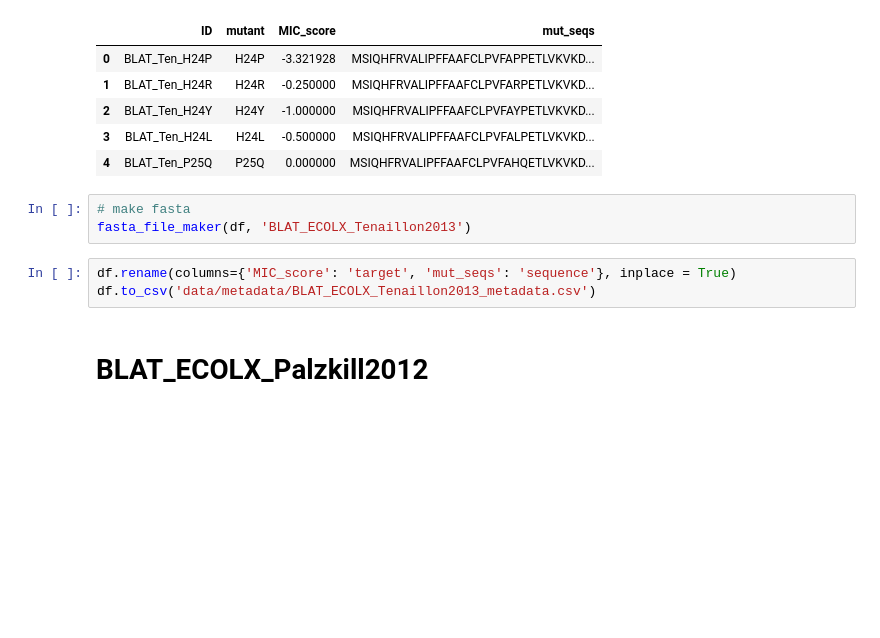
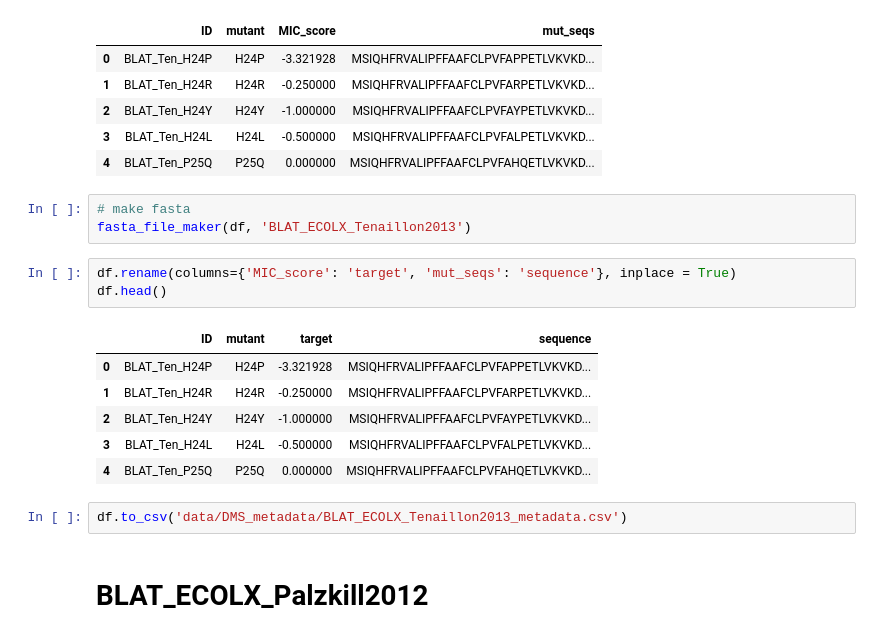
Before and after one commit to ziul-bio/SWAT, a Jupyter notebook: DMS_pre_processing.ipynb, the cells around one changed output. Cells and saved outputs as stored; diff of their text form; blank space fills up the shorter version.

```diff
--- a/DMS_pre_processing.ipynb
+++ b/DMS_pre_processing.ipynb
@@ -407,7 +431,16 @@ df.head()
 fasta_file_maker(df, 'BLAT_ECOLX_Tenaillon2013')
 # %%
 df.rename(columns={'MIC_score': 'target', 'mut_seqs': 'sequence'}, inplace = True)
-df.to_csv('data/metadata/BLAT_ECOLX_Tenaillon2013_metadata.csv')
+df.head()
+# %% [output]
+|  | ID | mutant | target | sequence |
+| 0 | BLAT_Ten_H24P | H24P | -3.321928 | MSIQHFRVALIPFFAAFCLPVFAPPETLVKVKD... |
+| 1 | BLAT_Ten_H24R | H24R | -0.250000 | MSIQHFRVALIPFFAAFCLPVFARPETLVKVKD... |
+| 2 | BLAT_Ten_H24Y | H24Y | -1.000000 | MSIQHFRVALIPFFAAFCLPVFAYPETLVKVKD... |
+| 3 | BLAT_Ten_H24L | H24L | -0.500000 | MSIQHFRVALIPFFAAFCLPVFALPETLVKVKD... |
+| 4 | BLAT_Ten_P25Q | P25Q | 0.000000 | MSIQHFRVALIPFFAAFCLPVFAHQETLVKVKD... |
+# %%
+df.to_csv('data/DMS_metadata/BLAT_ECOLX_Tenaillon2013_metadata.csv')
 # %% [markdown]
 # BLAT_ECOLX_Palzkill2012
 # %%
```
Also changed, not shown: parts of 51 cells of this notebook.
